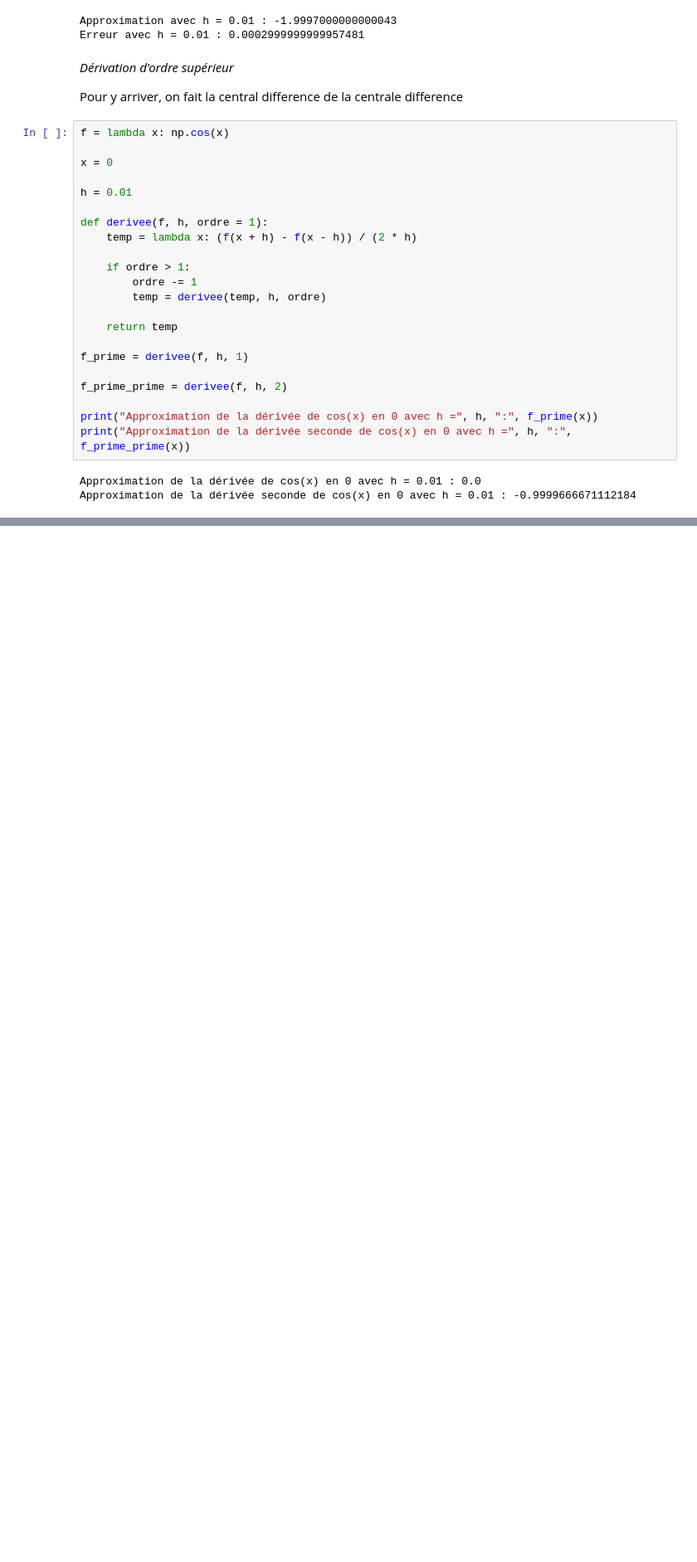
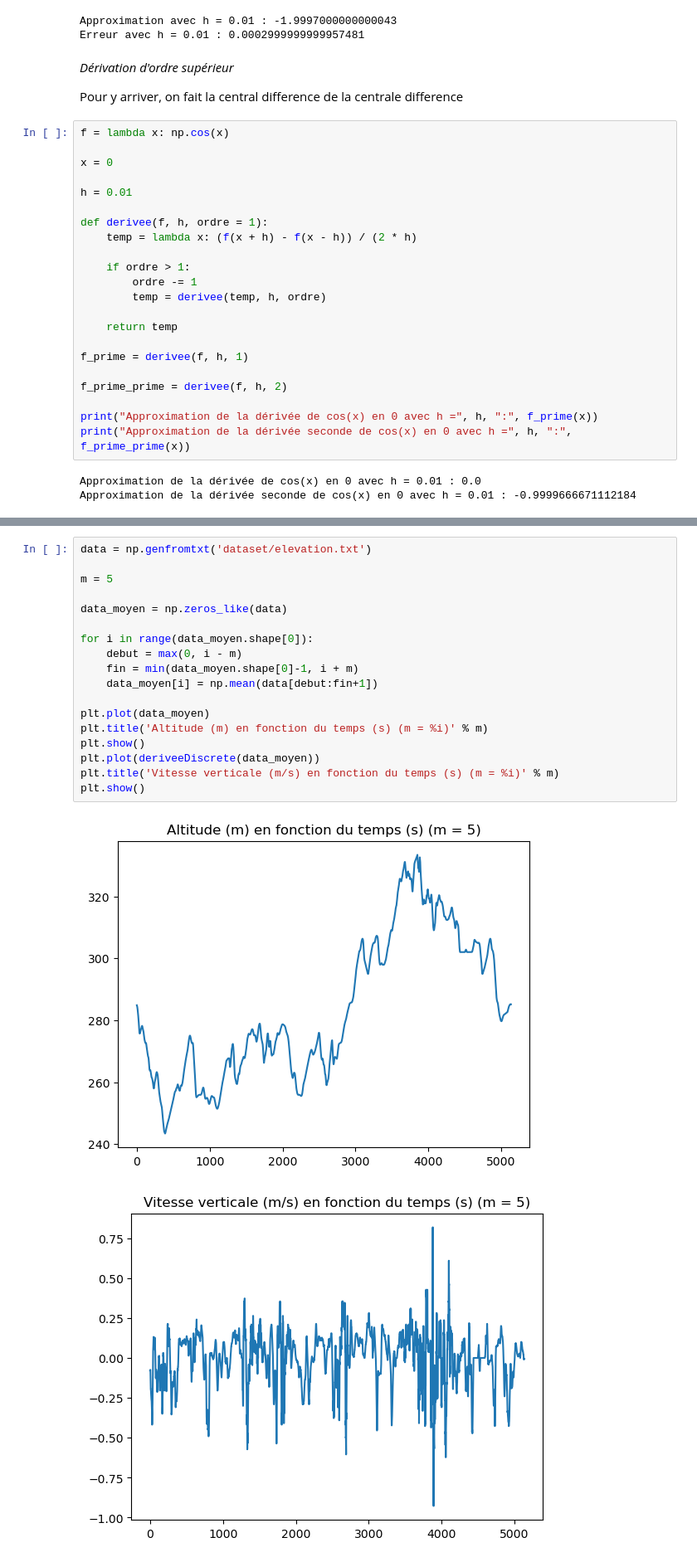
Before and after one commit to Zach3292/Calcul3, a Jupyter notebook: Note de cours.ipynb, the cells around one changed output, grey strips where cells are left out. Shown at 83% size. Cells and saved outputs as stored; diff of their text form; blank space fills up the shorter version.

```diff
--- a/Note de cours.ipynb
+++ b/Note de cours.ipynb
@@ -412,0 +490,21 @@ plt.show()
+# %%
+data = np.genfromtxt('dataset/elevation.txt')
+
+m = 5
+
+data_moyen = np.zeros_like(data)
+
+for i in range(data_moyen.shape[0]):
+    debut = max(0, i - m)
+    fin = min(data_moyen.shape[0]-1, i + m)
+    data_moyen[i] = np.mean(data[debut:fin+1])
+
+plt.plot(data_moyen)
+plt.title('Altitude (m) en fonction du temps (s) (m = %i)' % m)
+plt.show()
+plt.plot(deriveeDiscrete(data_moyen))
+plt.title('Vitesse verticale (m/s) en fonction du temps (s) (m = %i)' % m)
+plt.show()
+# %% [output]
+[figure, added]
+[figure, added]
```
Also changed, not shown: parts of 25 cells of this notebook, 6 other files.
